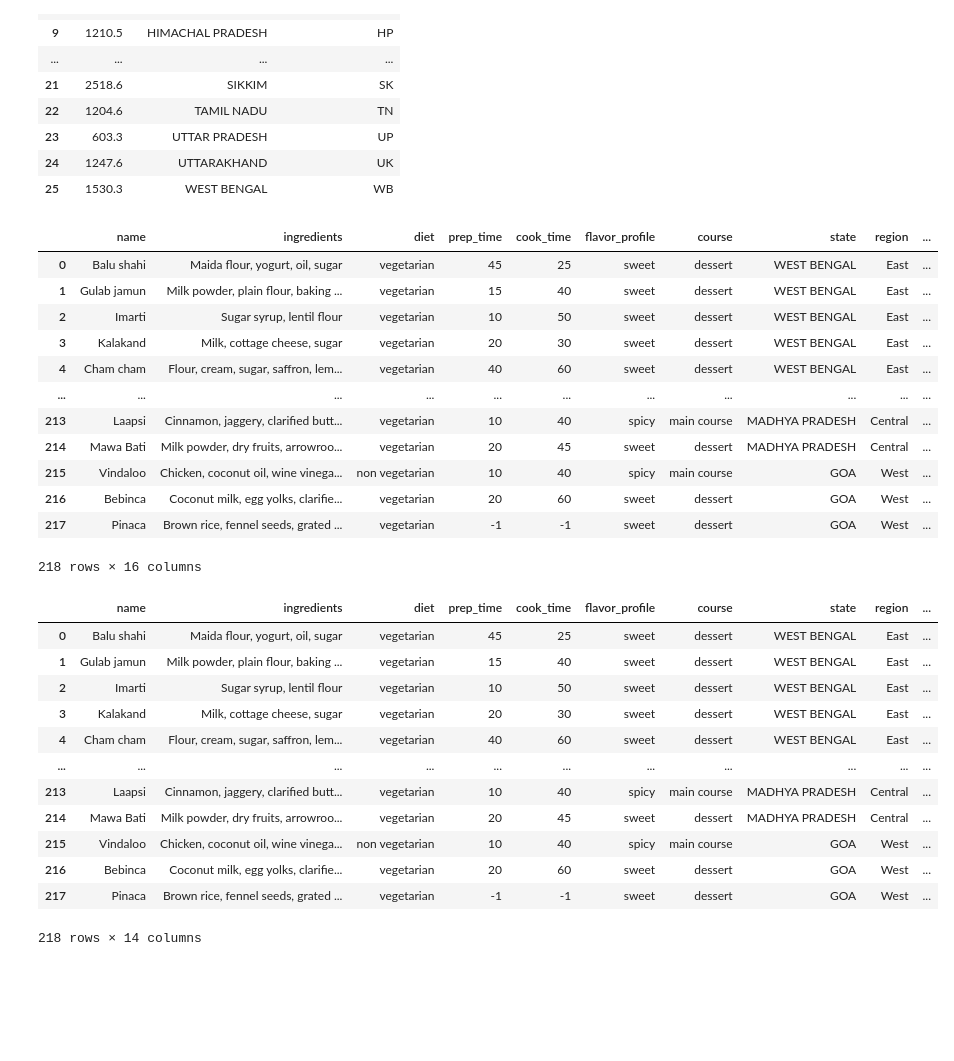
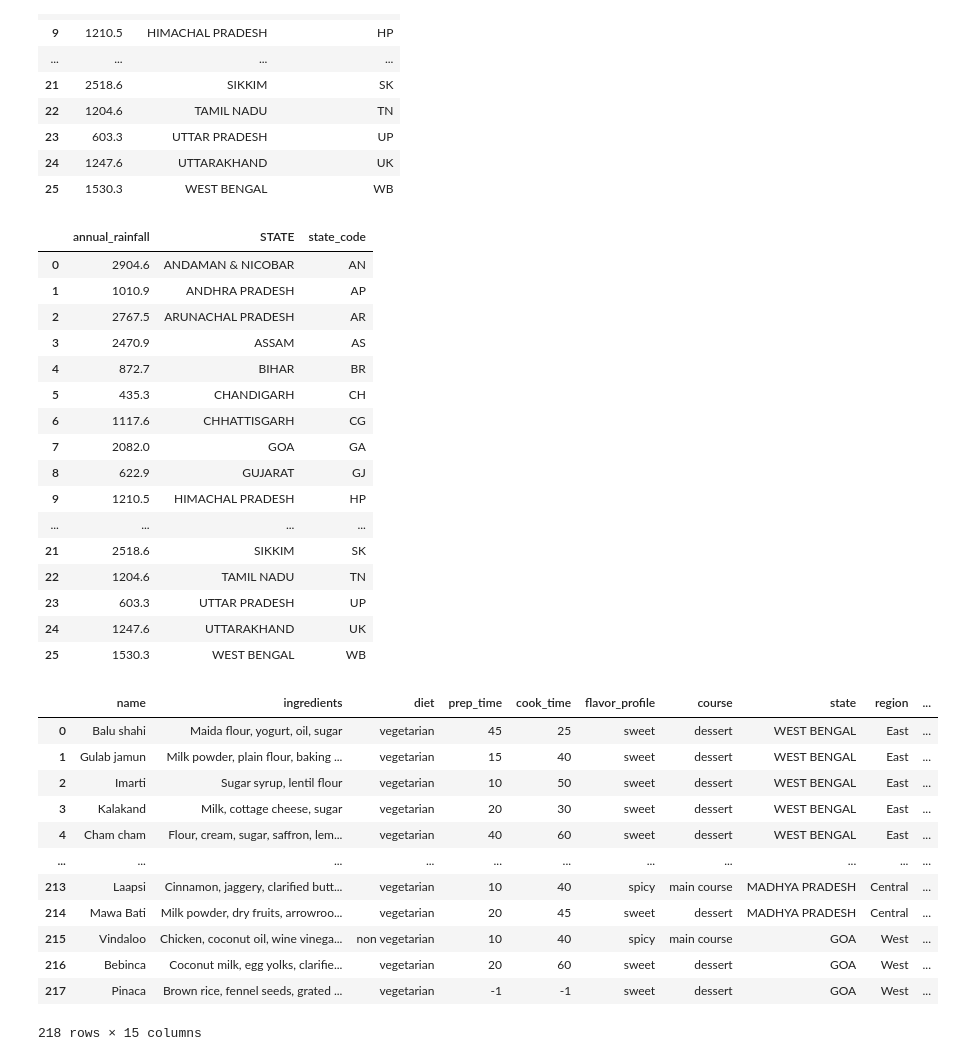
Before and after one commit to ItsGreyedOut/Indianfood-Rainfall, a Jupyter notebook: rainfall_in_india.ipynb, the cells around one changed output. Saved outputs shown, nothing was run; the diff lists cells and outputs as text; code cells hidden in the pictures; blank space fills up the shorter version.

```diff
--- a/rainfall_in_india.ipynb
+++ b/rainfall_in_india.ipynb
@@ -175,26 +175,34 @@ annual_rainfall_2015_codes_df
 | 25 | 1530.3 | WEST BENGAL | WB |
 # %%
 # Merge indian_food_rainfall_codes_df = indian_food_codes_df and annual_rainfall_2015_codes_df on "State Code" and "TWO-LETTER CODE", respectively
-indian_food_rainfall_codes_df = indian_food_codes_df.merge(annual_rainfall_2015_codes_df, left_on="State Code", right_on="TWO-LETTER CODE", how = "left")
-indian_food_rainfall_codes_df
+annual_rainfall_2015_codes_df = annual_rainfall_2015_codes_df.rename(columns={"TWO-LETTER CODE":"state_code"})
+annual_rainfall_2015_codes_df = annual_rainfall_2015_codes_df.rename(columns={"ANNUAL":"annual_rainfall"})
+annual_rainfall_2015_codes_df
 # %% [output]
-|  | name | ingredients | diet | prep_time | cook_time | flavor_profile | course | state | region | ... |
-| 0 | Balu shahi | Maida flour, yogurt, oil, sugar | vegetarian | 45 | 25 | sweet | dessert | WEST BENGAL | East | ... |
-| 1 | Gulab jamun | Milk powder, plain flour, baking ... | vegetarian | 15 | 40 | sweet | dessert | WEST BENGAL | East | ... |
-| 2 | Imarti | Sugar syrup, lentil flour | vegetarian | 10 | 50 | sweet | dessert | WEST BENGAL | East | ... |
-| 3 | Kalakand | Milk, cottage cheese, sugar | vegetarian | 20 | 30 | sweet | dessert | WEST BENGAL | East | ... |
-| 4 | Cham cham | Flour, cream, sugar, saffron, lem... | vegetarian | 40 | 60 | sweet | dessert | WEST BENGAL | East | ... |
-| ... | ... | ... | ... | ... | ... | ... | ... | ... | ... | ... |
-| 213 | Laapsi | Cinnamon, jaggery, clarified butt... | vegetarian | 10 | 40 | spicy | main course | MADHYA PRADESH | Central | ... |
-| 214 | Mawa Bati | Milk powder, dry fruits, arrowroo... | vegetarian | 20 | 45 | sweet | dessert | MADHYA PRADESH | Central | ... |
-| 215 | Vindaloo | Chicken, coconut oil, wine vinega... | non vegetarian | 10 | 40 | spicy | main course | GOA | West | ... |
-| 216 | Bebinca | Coconut milk, egg yolks, clarifie... | vegetarian | 20 | 60 | sweet | dessert | GOA | West | ... |
-| 217 | Pinaca | Brown rice, fennel seeds, grated ... | vegetarian | -1 | -1 | sweet | dessert | GOA | West | ... |
+|  | annual_rainfall | STATE | state_code |
+| 0 | 2904.6 | ANDAMAN & NICOBAR | AN |
+| 1 | 1010.9 | ANDHRA PRADESH | AP |
+| 2 | 2767.5 | ARUNACHAL PRADESH | AR |
+| 3 | 2470.9 | ASSAM | AS |
+| 4 | 872.7 | BIHAR | BR |
+| 5 | 435.3 | CHANDIGARH | CH |
+| 6 | 1117.6 | CHHATTISGARH | CG |
+| 7 | 2082.0 | GOA | GA |
+| 8 | 622.9 | GUJARAT | GJ |
+| 9 | 1210.5 | HIMACHAL PRADESH | HP |
+| ... | ... | ... | ... |
+| 21 | 2518.6 | SIKKIM | SK |
+| 22 | 1204.6 | TAMIL NADU | TN |
+| 23 | 603.3 | UTTAR PRADESH | UP |
+| 24 | 1247.6 | UTTARAKHAND | UK |
+| 25 | 1530.3 | WEST BENGAL | WB |
-218 rows × 16 columns
 # %%
+# This information is an alternative solution to merge the DF's using Python.
 # drop the "STATE" and "TWO-LETTER CODE" columns
-indian_food_rainfall_codes_df = indian_food_rainfall_codes_df.drop(["STATE", "TWO-LETTER CODE"], axis =1)
-indian_food_rainfall_codes_df
+#indian_food_rainfall_codes_df = indian_food_codes_df.merge(annual_rainfall_2015_codes_df, left_on="state_code", right_on="state_code", how = "left")
+#indian_food_rainfall_codes_df = indian_food_rainfall_codes_df.drop(["STATE"], axis =1)
+#indian_food_rainfall_codes_df = indian_food_rainfall_codes_df.rename(columns={"ANNUAL":"annual_rainfall"})
+#indian_food_rainfall_codes_df
 # %% [output]
 |  | name | ingredients | diet | prep_time | cook_time | flavor_profile | course | state | region | ... |
 | 0 | Balu shahi | Maida flour, yogurt, oil, sugar | vegetarian | 45 | 25 | sweet | dessert | WEST BENGAL | East | ... |
@@ -208,4 +216,4 @@ indian_food_rainfall_codes_df
 | 215 | Vindaloo | Chicken, coconut oil, wine vinega... | non vegetarian | 10 | 40 | spicy | main course | GOA | West | ... |
 | 216 | Bebinca | Coconut milk, egg yolks, clarifie... | vegetarian | 20 | 60 | sweet | dessert | GOA | West | ... |
 | 217 | Pinaca | Brown rice, fennel seeds, grated ... | vegetarian | -1 | -1 | sweet | dessert | GOA | West | ... |
-218 rows × 14 columns
+218 rows × 15 columns
```
Also changed, not shown: parts of 4 cells of this notebook, 1 other file.
